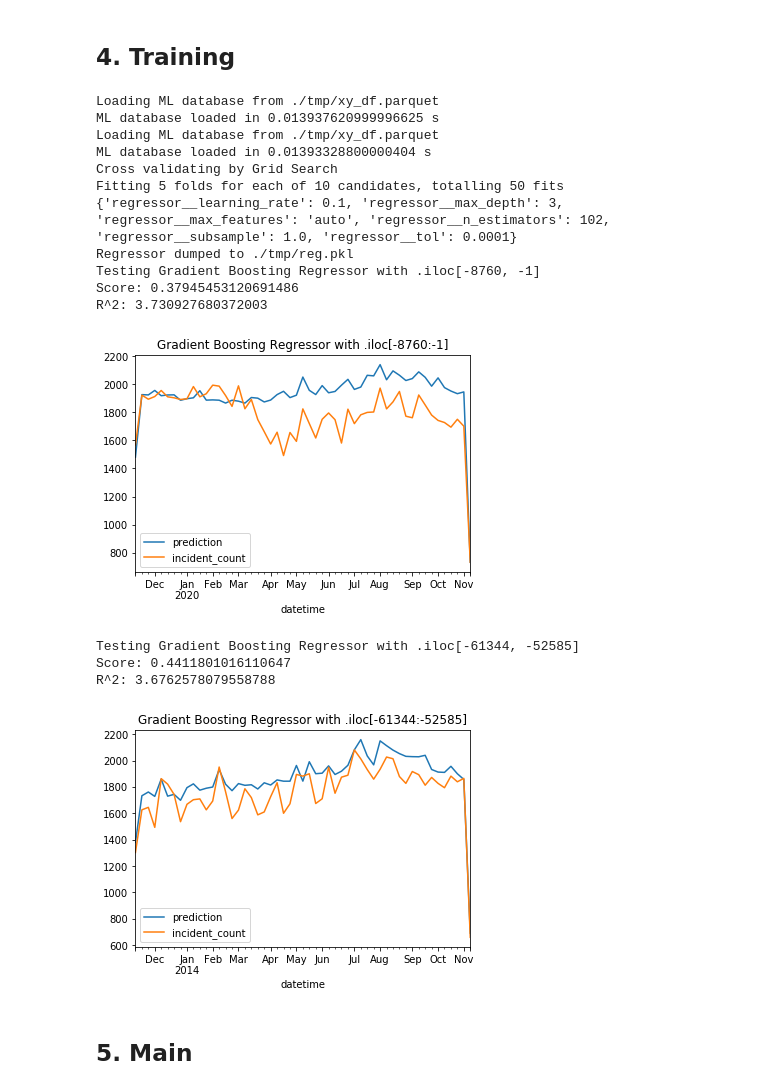
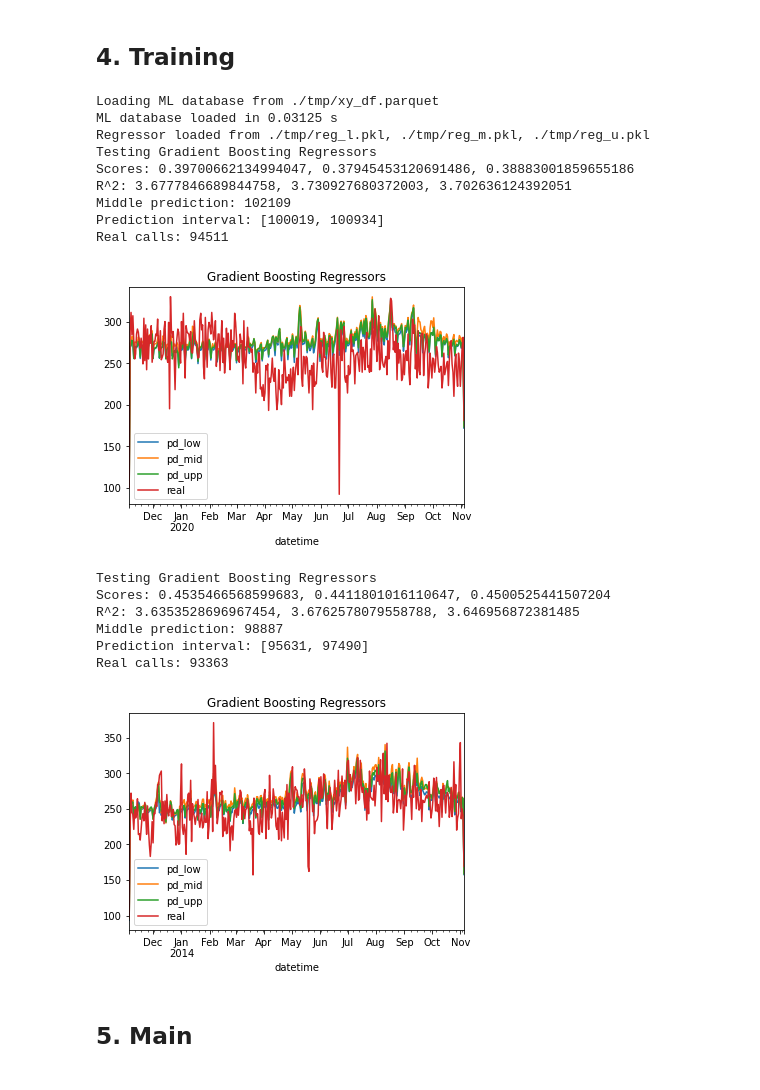
Before and after one commit to cmp0xff/seattle-911, a Jupyter notebook: test.ipynb, the cells around one changed output. Cells and saved outputs as stored; diff of their text form; code cells hidden in the pictures.

```diff
--- a/test.ipynb
+++ b/test.ipynb
@@ -154,24 +164,26 @@ R^2: 3.67590090158763
 # %%
 import tester
 from importlib import reload
 reload(tester)
-tester.train_te(retrain=True)
+tester.train_te()
+#tester.train_te(retrain=True)
 # %% [output]
 Loading ML database from ./tmp/xy_df.parquet
-ML database loaded in 0.013937620999996625 s
-Loading ML database from ./tmp/xy_df.parquet
-ML database loaded in 0.01393328800000404 s
-Cross validating by Grid Search
-Fitting 5 folds for each of 10 candidates, totalling 50 fits
-{'regressor__learning_rate': 0.1, 'regressor__max_depth': 3, 'regressor__max_features': 'auto', 'regressor__n_estimators': 102, 'regressor__subsample': 1.0, 'regressor__tol': 0.0001}
-Regressor dumped to ./tmp/reg.pkl
-Testing Gradient Boosting Regressor with .iloc[-8760, -1]
-Score: 0.37945453120691486
-R^2: 3.730927680372003
+ML database loaded in 0.03125 s
+Regressor loaded from ./tmp/reg_l.pkl, ./tmp/reg_m.pkl, ./tmp/reg_u.pkl
+Testing Gradient Boosting Regressors
+Scores: 0.39700662134994047, 0.37945453120691486, 0.38883001859655186
+R^2: 3.6777846689844758, 3.730927680372003, 3.702636124392051
+Middle prediction: 102109
+Prediction interval: [100019, 100934]
+Real calls: 94511
-[figure, old version]
+[figure, new version]
-Testing Gradient Boosting Regressor with .iloc[-61344, -52585]
-Score: 0.4411801016110647
-R^2: 3.6762578079558788
+Testing Gradient Boosting Regressors
+Scores: 0.4535466568599683, 0.4411801016110647, 0.4500525441507204
+R^2: 3.6353528696967454, 3.6762578079558788, 3.646956872381485
+Middle prediction: 98887
+Prediction interval: [95631, 97490]
+Real calls: 93363
-[figure, old version]
+[figure, new version]
 # %% [markdown]
 ## 5. Main
```
Also changed, not shown: parts of 5 cells of this notebook, 5 other files.
